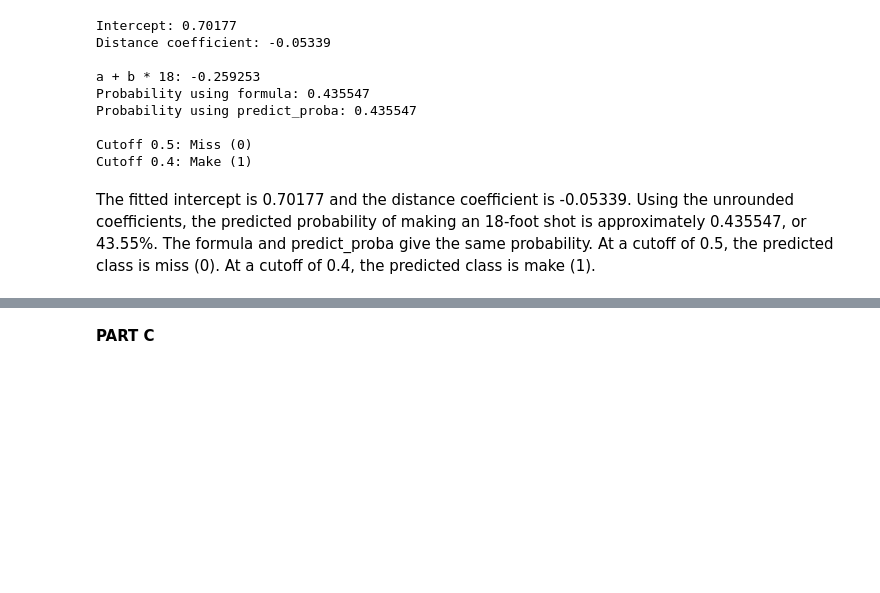
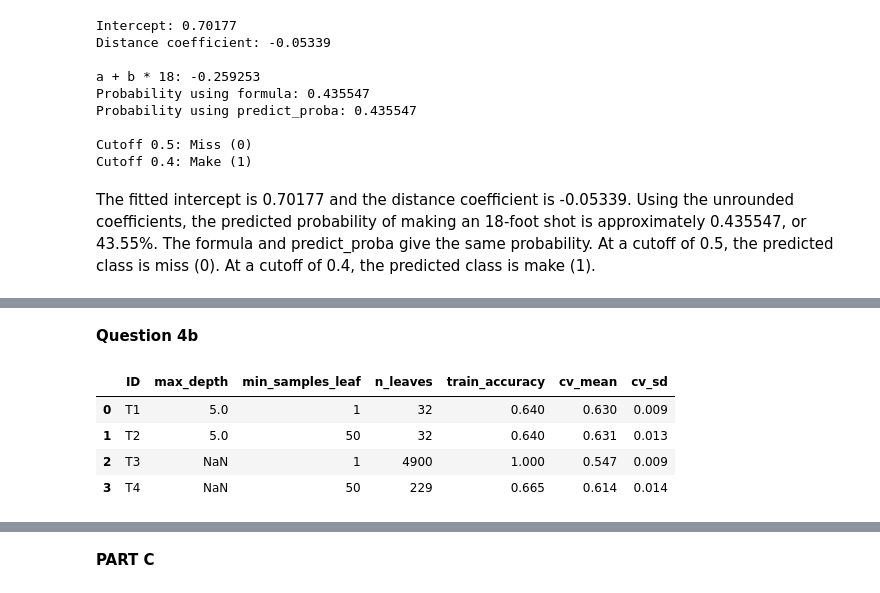
Before and after one commit to contre55/ie332-project-group-, a Jupyter notebook: A2.ipynb, the cells around one changed output, grey strips where cells are left out. Drawn from its saved outputs; the diff is of its cells as text; code cells hidden in the pictures; blank space fills up the shorter version.

```diff
--- a/A2.ipynb
+++ b/A2.ipynb
@@ -331,0 +334,52 @@ The fitted intercept is 0.70177 and the distance coefficient is -0.05339. Using
+# %% [markdown]
+**Question 4b**
+# %%
+from sklearn.model_selection import cross_val_score
+from sklearn.tree import DecisionTreeClassifier
+
+tree_settings = [
+    ("T1", 5, 1),
+    ("T2", 5, 50),
+    ("T3", None, 1),
+    ("T4", None, 50)
+]
+
+tree_results = []
+
+for tree_id, depth, leaf_size in tree_settings:
+    tree = DecisionTreeClassifier(
+        max_depth=depth,
+        min_samples_leaf=leaf_size,
+        random_state=332
+    )
+
+    # Fivefold cross validation
+    scores = cross_val_score(
+        tree, X_full_train, y_full_train,
+        cv=5, scoring="accuracy"
+    )
+
+    # Fit it
+    tree.fit(X_full_train, y_full_train)
+
+    # add results
+    tree_results.append({
+        "ID": tree_id,
+        "max_depth": depth,
+        "min_samples_leaf": leaf_size,
+        "n_leaves": tree.get_n_leaves(),
+        "train_accuracy": tree.score(X_full_train, y_full_train),
+        "cv_mean": scores.mean(),
+        "cv_sd": scores.std()
+    })
+
+# Create table
+comparison_q4 = pd.DataFrame(tree_results)
+
+display(comparison_q4.round(3))
+# %% [output]
+|  | ID | max_depth | min_samples_leaf | n_leaves | train_accuracy | cv_mean | cv_sd |
+| 0 | T1 | 5.0 | 1 | 32 | 0.640 | 0.630 | 0.009 |
+| 1 | T2 | 5.0 | 50 | 32 | 0.640 | 0.631 | 0.013 |
+| 2 | T3 | NaN | 1 | 4900 | 1.000 | 0.547 | 0.009 |
+| 3 | T4 | NaN | 50 | 229 | 0.665 | 0.614 | 0.014 |
```
Also changed, not shown: parts of 12 cells of this notebook.
